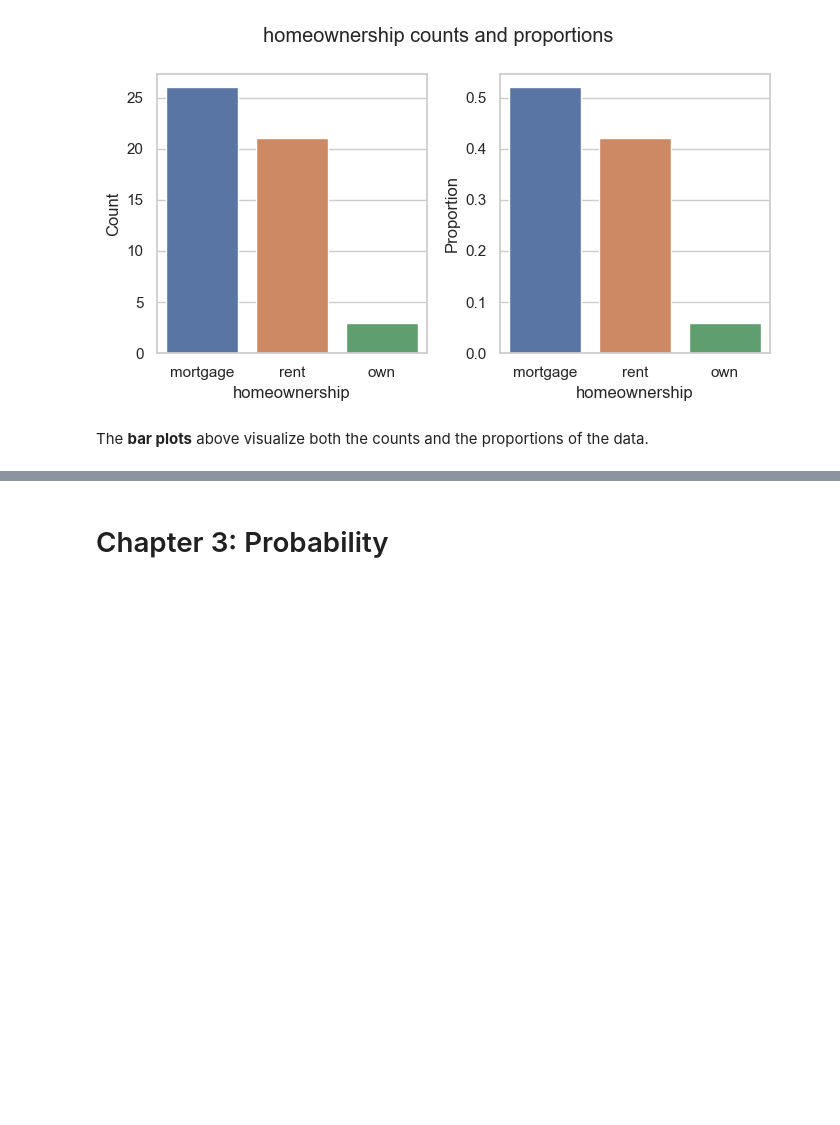
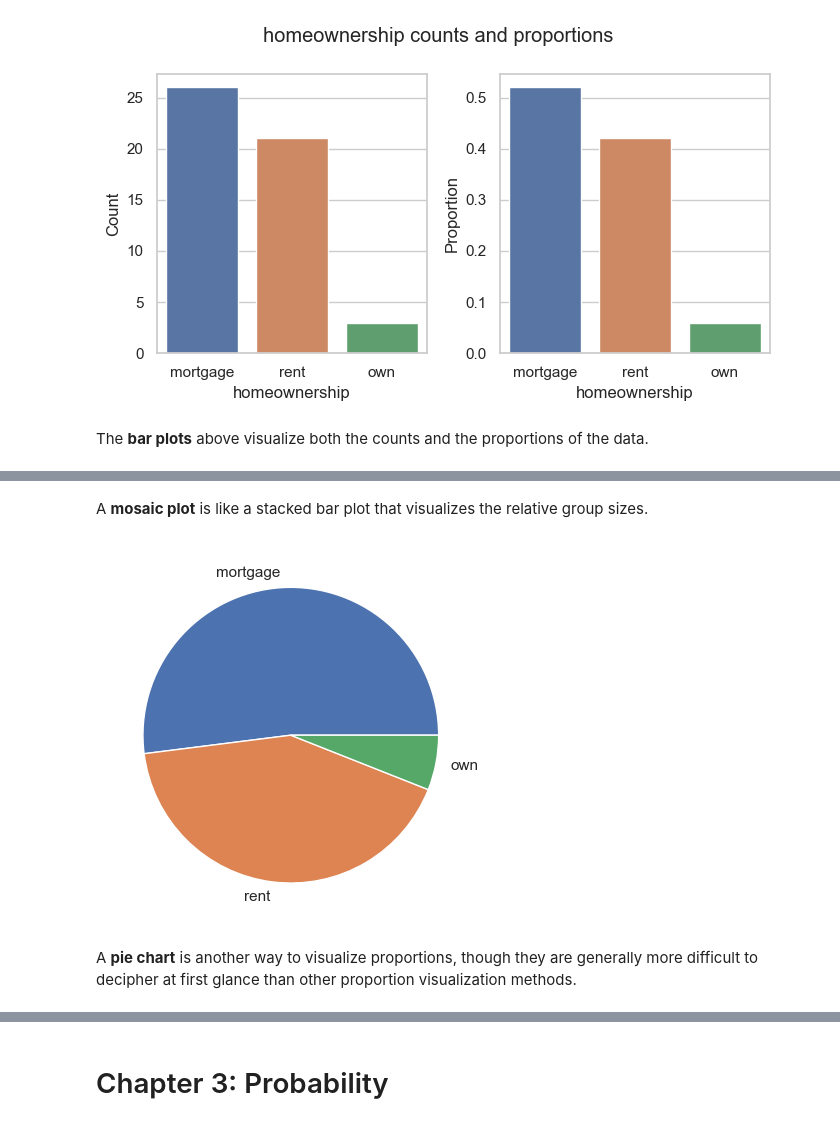
Before and after one commit to zdravoj/data-science-foundations, a Jupyter notebook: OpenIntro_Statistics/chs_1to4.ipynb, the cells around one changed output, grey strips where cells are left out. Saved outputs shown, nothing was run; the diff lists cells and outputs as text; code cells hidden in the pictures; blank space fills up the shorter version.

```diff
--- a/OpenIntro_Statistics/chs_1to4.ipynb
+++ b/OpenIntro_Statistics/chs_1to4.ipynb
@@ -898,0 +990,9 @@ The **bar plots** above visualize both the counts and the proportions of the dat
+# %% [markdown]
+A **mosaic plot** is like a stacked bar plot that visualizes the relative group sizes.
+# %%
+# display pie chart
+plt.pie(homeown_counts.values, labels= homeown_counts.index);
+# %% [output]
+[figure, added]
+# %% [markdown]
+A **pie chart** is another way to visualize proportions, though they are generally more difficult to decipher at first glance than other proportion visualization methods.
```
Also changed, not shown: parts of 10 cells of this notebook.
